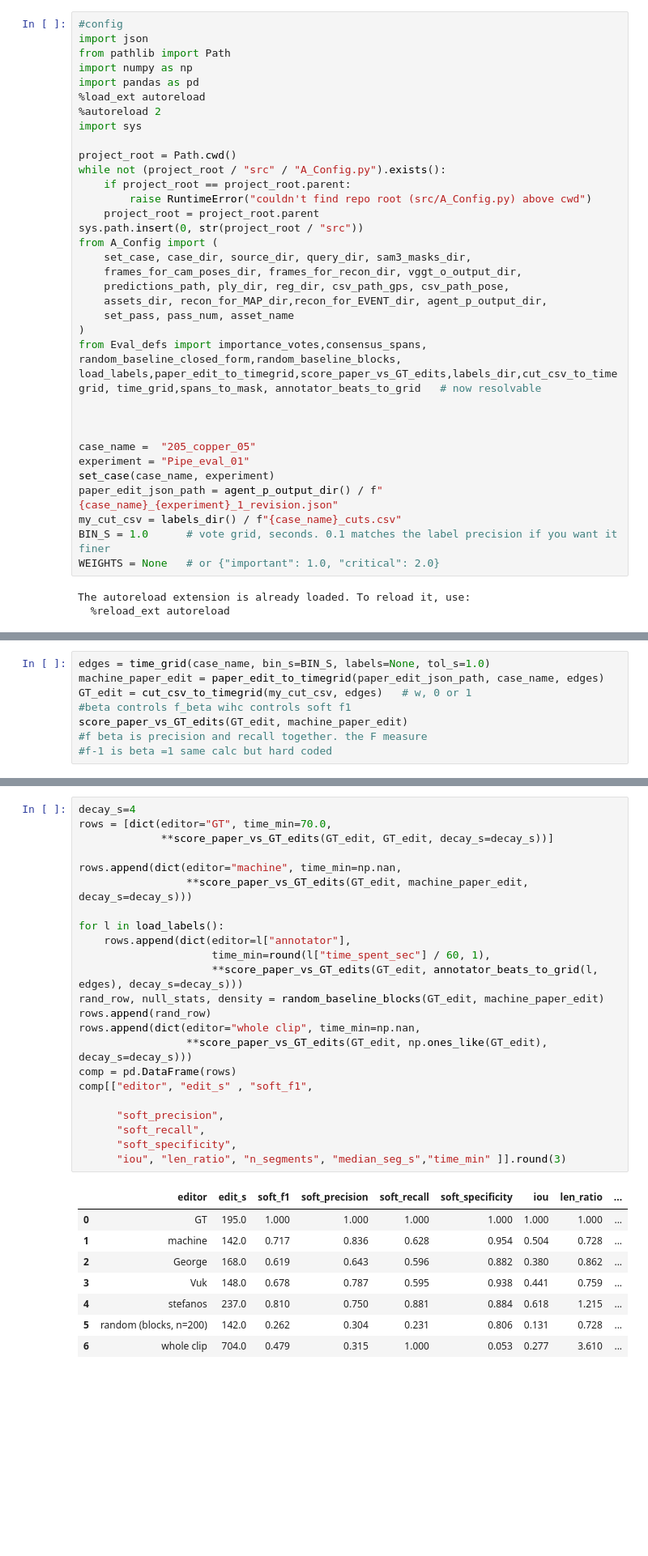
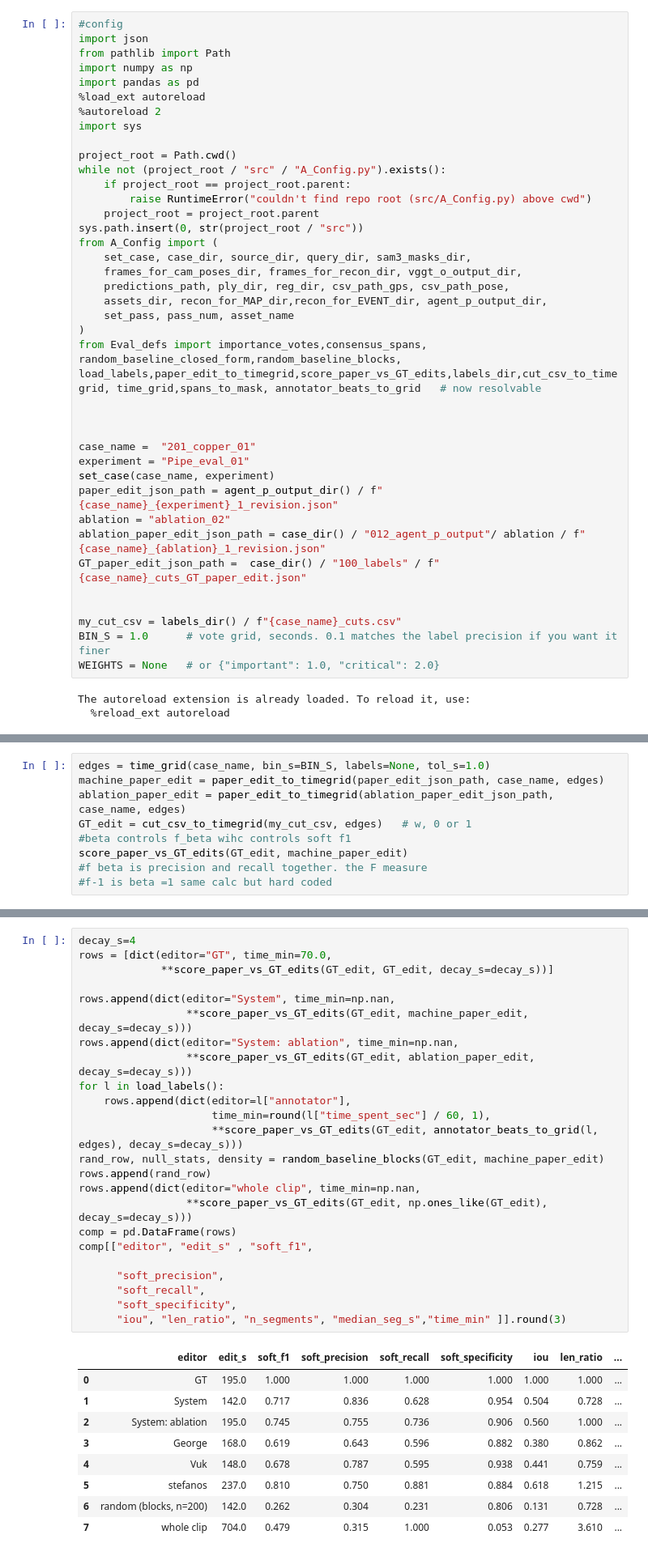
Before and after one commit to SenorBarker/Project, a Jupyter notebook: src/Experiments/system_eval/sys_eval_201.ipynb, the cells around one changed output, grey strips where cells are left out. Shown at 81% size. Cells and saved outputs as stored; diff of their text form; blank space fills up the shorter version.

```diff
--- a/src/Experiments/system_eval/sys_eval_201.ipynb
+++ b/src/Experiments/system_eval/sys_eval_201.ipynb
@@ -27,10 +33,15 @@ from Eval_defs import importance_votes,consensus_spans, random_baseline_closed_f
 
 
 
-case_name =  "205_copper_05"
+case_name =  "201_copper_01"
 experiment = "Pipe_eval_01"
 set_case(case_name, experiment)
 paper_edit_json_path = agent_p_output_dir() / f"{case_name}_{experiment}_1_revision.json"
+ablation = "ablation_02"
+ablation_paper_edit_json_path = case_dir() / "012_agent_p_output"/ ablation / f"{case_name}_{ablation}_1_revision.json"
+GT_paper_edit_json_path =  case_dir() / "100_labels" / f"{case_name}_cuts_GT_paper_edit.json"
+
+
 my_cut_csv = labels_dir() / f"{case_name}_cuts.csv"
 BIN_S = 1.0      # vote grid, seconds. 0.1 matches the label precision if you want it finer
 WEIGHTS = None   # or {"important": 1.0, "critical": 2.0}
@@ -43,6 +54,7 @@ The autoreload extension is already loaded. To reload it, use:
 # %%
 edges = time_grid(case_name, bin_s=BIN_S, labels=None, tol_s=1.0)
 machine_paper_edit = paper_edit_to_timegrid(paper_edit_json_path, case_name, edges)
+ablation_paper_edit = paper_edit_to_timegrid(ablation_paper_edit_json_path, case_name, edges)
 GT_edit = cut_csv_to_timegrid(my_cut_csv, edges)   # w, 0 or 1
 #beta controls f_beta wihc controls soft f1
 score_paper_vs_GT_edits(GT_edit, machine_paper_edit)
@@ -123,35 +136,37 @@ saved /workspace/project/writing/Figures/sys_eval/201_copper_01_edit_overlaps.pd
 # %%
 decay_s=4
 rows = [dict(editor="GT", time_min=70.0,
              **score_paper_vs_GT_edits(GT_edit, GT_edit, decay_s=decay_s))]
 
-rows.append(dict(editor="machine", time_min=np.nan,
+rows.append(dict(editor="System", time_min=np.nan,
                  **score_paper_vs_GT_edits(GT_edit, machine_paper_edit, decay_s=decay_s)))
-
+rows.append(dict(editor="System: ablation", time_min=np.nan,
+                 **score_paper_vs_GT_edits(GT_edit, ablation_paper_edit, decay_s=decay_s)))
 for l in load_labels():
     rows.append(dict(editor=l["annotator"],
                      time_min=round(l["time_spent_sec"] / 60, 1),
                      **score_paper_vs_GT_edits(GT_edit, annotator_beats_to_grid(l, edges), decay_s=decay_s)))
 rand_row, null_stats, density = random_baseline_blocks(GT_edit, machine_paper_edit)
 rows.append(rand_row)
 rows.append(dict(editor="whole clip", time_min=np.nan,
                  **score_paper_vs_GT_edits(GT_edit, np.ones_like(GT_edit), decay_s=decay_s)))
 comp = pd.DataFrame(rows)
 comp[["editor", "edit_s" , "soft_f1",
 
       "soft_precision",
       "soft_recall",
       "soft_specificity",
       "iou", "len_ratio", "n_segments", "median_seg_s","time_min" ]].round(3)
 # %% [output]
 |  | editor | edit_s | soft_f1 | soft_precision | soft_recall | soft_specificity | iou | len_ratio | ... |
 | 0 | GT | 195.0 | 1.000 | 1.000 | 1.000 | 1.000 | 1.000 | 1.000 | ... |
-| 1 | machine | 142.0 | 0.717 | 0.836 | 0.628 | 0.954 | 0.504 | 0.728 | ... |
-| 2 | George | 168.0 | 0.619 | 0.643 | 0.596 | 0.882 | 0.380 | 0.862 | ... |
-| 3 | Vuk | 148.0 | 0.678 | 0.787 | 0.595 | 0.938 | 0.441 | 0.759 | ... |
-| 4 | stefanos | 237.0 | 0.810 | 0.750 | 0.881 | 0.884 | 0.618 | 1.215 | ... |
-| 5 | random (blocks, n=200) | 142.0 | 0.262 | 0.304 | 0.231 | 0.806 | 0.131 | 0.728 | ... |
-| 6 | whole clip | 704.0 | 0.479 | 0.315 | 1.000 | 0.053 | 0.277 | 3.610 | ... |
+| 1 | System | 142.0 | 0.717 | 0.836 | 0.628 | 0.954 | 0.504 | 0.728 | ... |
+| 2 | System: ablation | 195.0 | 0.745 | 0.755 | 0.736 | 0.906 | 0.560 | 1.000 | ... |
+| 3 | George | 168.0 | 0.619 | 0.643 | 0.596 | 0.882 | 0.380 | 0.862 | ... |
+| 4 | Vuk | 148.0 | 0.678 | 0.787 | 0.595 | 0.938 | 0.441 | 0.759 | ... |
+| 5 | stefanos | 237.0 | 0.810 | 0.750 | 0.881 | 0.884 | 0.618 | 1.215 | ... |
+| 6 | random (blocks, n=200) | 142.0 | 0.262 | 0.304 | 0.231 | 0.806 | 0.131 | 0.728 | ... |
+| 7 | whole clip | 704.0 | 0.479 | 0.315 | 1.000 | 0.053 | 0.277 | 3.610 | ... |
 # %%
 null_stats
 # %% [output]
```
Also changed, not shown: parts of 8 cells of this notebook, 21 other files.
